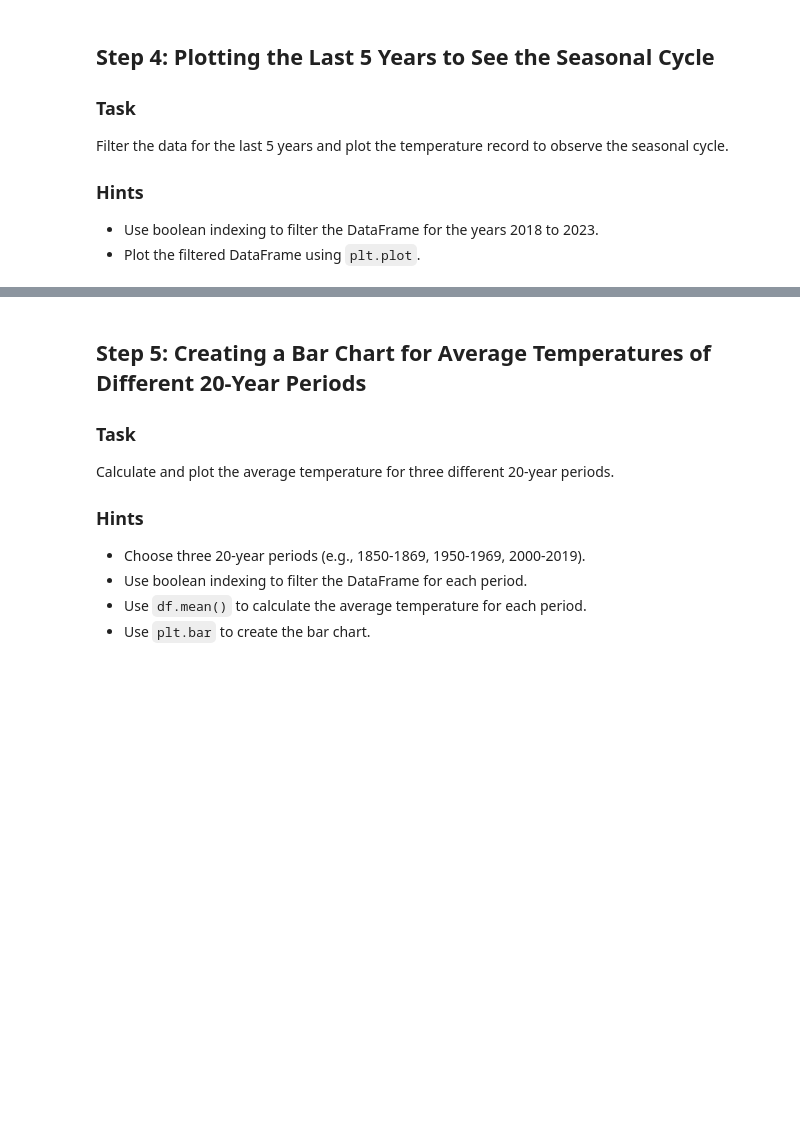
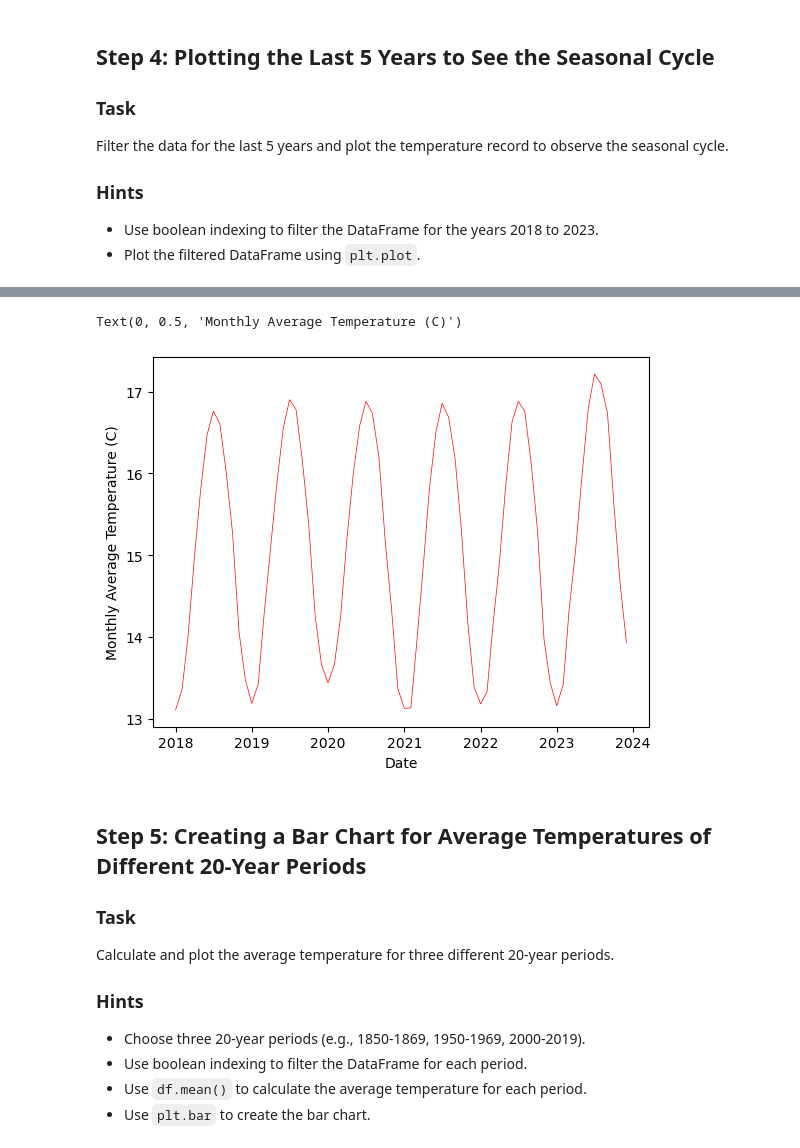
Before and after one commit to idontwantausername94/CFR-2025, a Jupyter notebook: Python/Session 12 - Practical Exercise _ Plotting and Visualization of Global Surface Temperature Data.ipynb, the cells around one changed output, grey strips where cells are left out. Cells and saved outputs as stored; diff of their text form; code cells hidden in the pictures; blank space fills up the shorter version.

```diff
--- a/Python/Session 12 - Practical Exercise _ Plotting and Visualization of Global Surface Temperature Data.ipynb
+++ b/Python/Session 12 - Practical Exercise _ Plotting and Visualization of Global Surface Temperature Data.ipynb
@@ -64,0 +119,3 @@ Filter the data for the last 5 years and plot the temperature record to observe
+# %%
+last_5_years = df[df['Year'] >=2018]
+last_5_years
@@ -65,3 +136,10 @@ Filter the data for the last 5 years and plot the temperature record to observe
+# %%
+plt.plot(last_5_years['Date'], last_5_years['Monthly Average'], c='red', lw = 0.5)
+plt.xlabel("Date")
+plt.ylabel("Monthly Average Temperature (C)")
+# %% [output]
+Text(0, 0.5, 'Monthly Average Temperature (C)')
+[figure, added]
 # %% [markdown]
 ## Step 5: Creating a Bar Chart for Average Temperatures of Different 20-Year Periods
 
```
Also changed, not shown: parts of 15 cells of this notebook, 5 other files.
